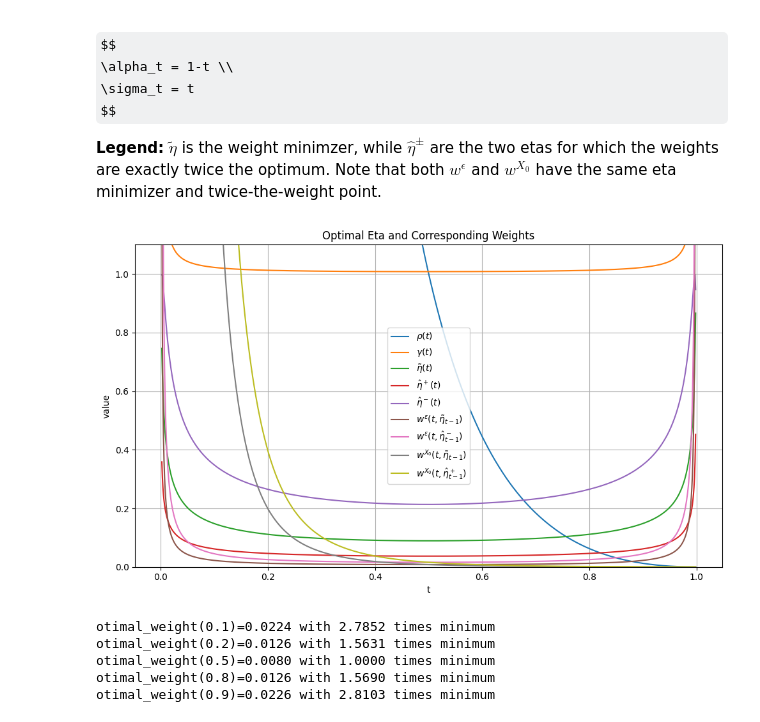
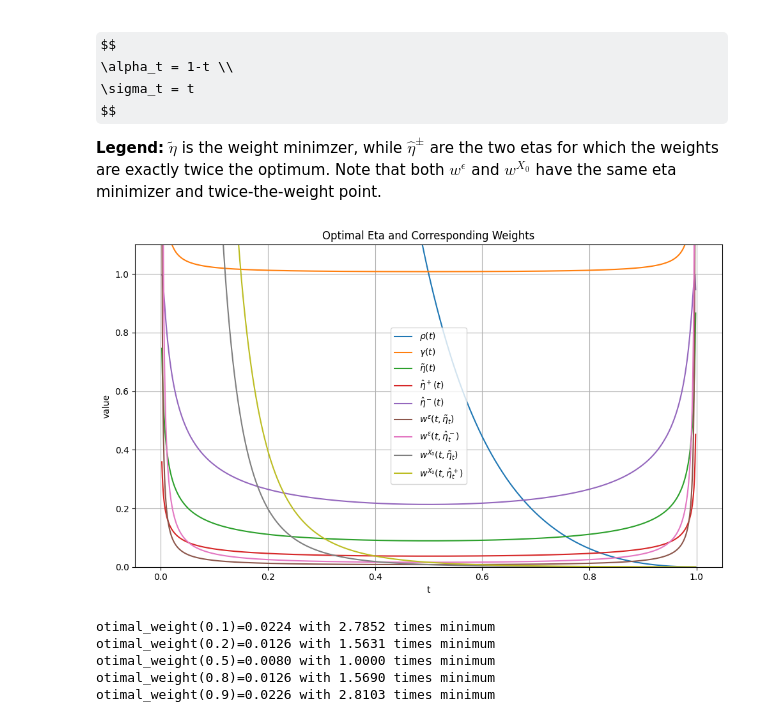
Before and after one commit to SzymonNowakowski/diffusions, a Jupyter notebook: weight_charts.ipynb, the cells around one changed output. Drawn from its saved outputs; the diff is of its cells as text; code cells hidden in the pictures; some formulas as TeX source.

Commit message:
fixed labels

```diff
--- a/weight_charts.ipynb
+++ b/weight_charts.ipynb
@@ -33,38 +33,38 @@ weight_X0 = lambda t, eta: weight_epsilon(t, eta) * rho(next_ind(t))
 
 eta_twice_plus = lambda t: np.sqrt(1 - (
     (np.sqrt(gamma(t)) + np.sqrt(gamma(t) - (2 * gamma(t) - 1) * (2 - gamma(t)))) / (2 * gamma(t) - 1)
 )**2)
 eta_twice_minus = lambda t: np.sqrt(1 - (
     (np.sqrt(gamma(t)) - np.sqrt(gamma(t) - (2 * gamma(t) - 1) * (2 - gamma(t)))) / (2 * gamma(t) - 1)
 )**2)
 
 
 
 # Evaluation range
 ts = np.linspace(0.002, 0.998, 1000)
 
 # Plot
 plt.figure(figsize=(10, 6))
 plt.plot(ts, rho(ts), label=r'$\rho(t)$')
 plt.plot(ts, gamma(ts), label=r'$\gamma(t)$')
 plt.plot(ts, eta_optim(ts), label=r'$\tilde \eta (t)$')
 plt.plot(ts, eta_twice_plus(ts), label=r'$\hat \eta^+ (t)$')
 plt.plot(ts, eta_twice_minus(ts), label=r'$\hat \eta^- (t)$')
 #plt.plot(ts, weight_optim(ts), label=r'$w_{\text{optim}}(t)$')
-plt.plot(ts, weight_epsilon(ts, eta_optim(prev_ind(ts))), label=r'$w^\epsilon(t, \tilde \eta_{t-1})$')
-plt.plot(ts, weight_epsilon(ts, eta_twice_minus(prev_ind(ts))), label=r'$w^\epsilon(t, \hat \eta^-_{t-1})$')
-plt.plot(ts, weight_X0(ts, eta_optim(prev_ind(ts))), label=r'$w^{X_0}(t, \tilde \eta_{t-1})$')
-plt.plot(ts, weight_X0(ts, eta_twice_plus(prev_ind(ts))), label=r'$w^{X_0}(t, \hat \eta^+_{t-1})$')
+plt.plot(ts, weight_epsilon(ts, eta_optim(prev_ind(ts))), label=r'$w^\epsilon(t, \tilde \eta_{t})$')
+plt.plot(ts, weight_epsilon(ts, eta_twice_minus(prev_ind(ts))), label=r'$w^\epsilon(t, \hat \eta^-_{t})$')
+plt.plot(ts, weight_X0(ts, eta_optim(prev_ind(ts))), label=r'$w^{X_0}(t, \tilde \eta_{t})$')
+plt.plot(ts, weight_X0(ts, eta_twice_plus(prev_ind(ts))), label=r'$w^{X_0}(t, \hat \eta^+_{t})$')
 plt.xlabel('t')
 plt.ylabel('value')
 plt.title('Optimal Eta and Corresponding Weights')
 plt.ylim(0, 1.1)  # restrict y-axis range
 plt.grid(True)
 plt.legend()
 plt.tight_layout()
 plt.show()
 # %% [output]
-[figure, old version]
+[figure, new version]
 # %%
 for t in [0.1, 0.2, 0.5, 0.8, 0.9]:
   print("otimal_weight(%.1f)=%.4f with %.4f times minimum" % (t, weight_optim(t), weight_optim(t)/weight_optim(0.5)))
```
Also changed, not shown: parts of 1 cell of this notebook.
